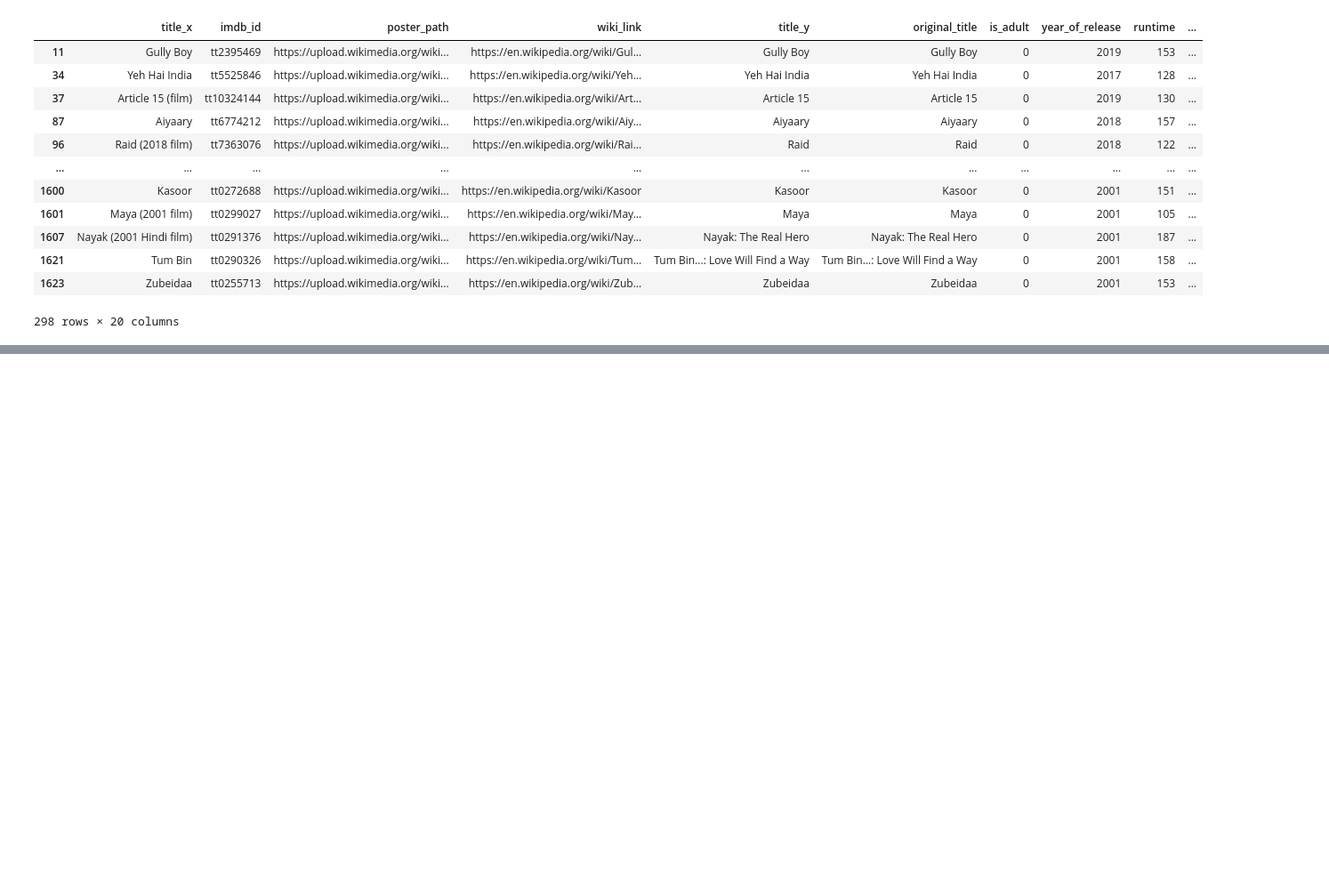
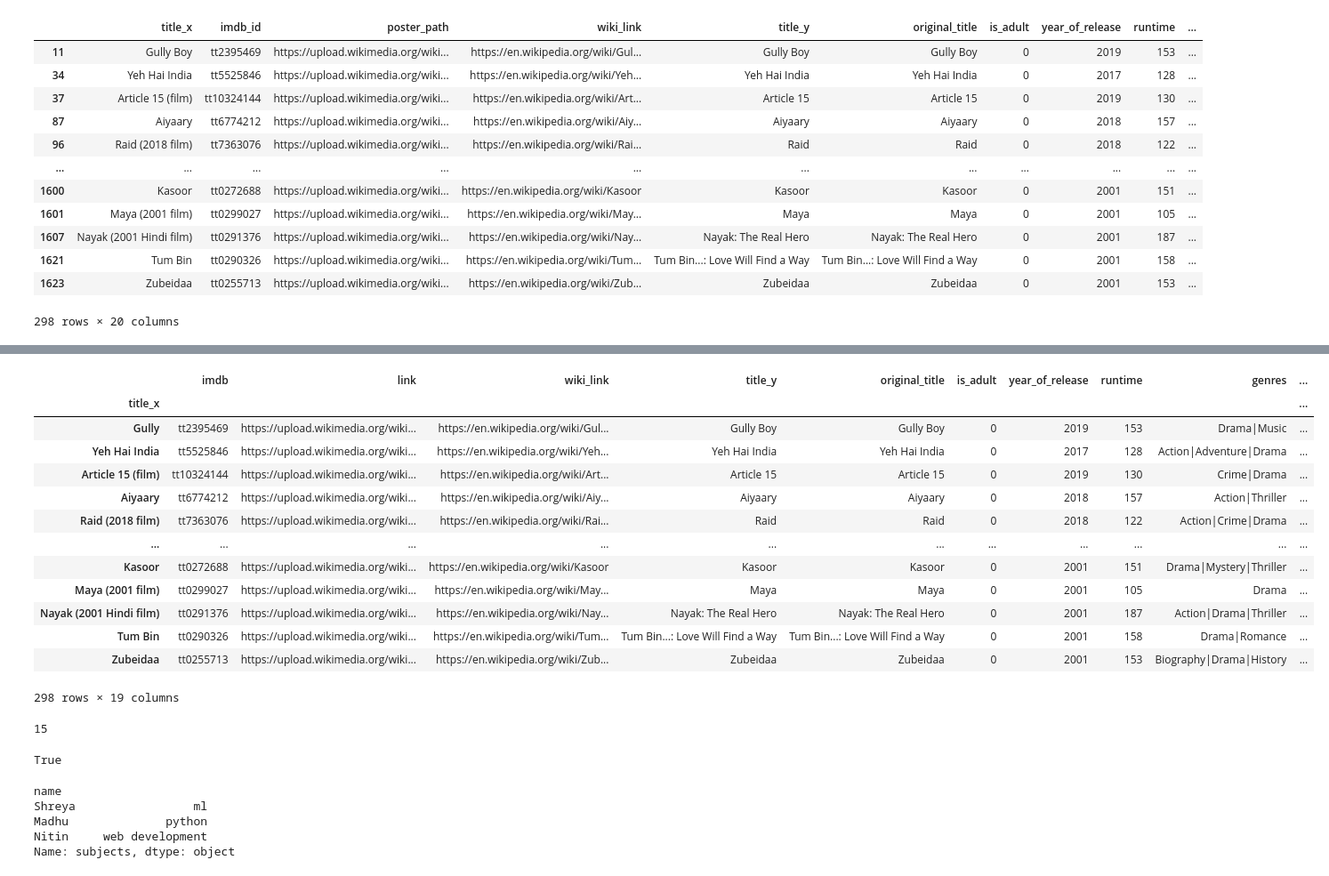
Before and after one commit to shreya918-git/machinelearning, a Jupyter notebook: pandas/dataframe.ipynb, the cells around one changed output, grey strips where cells are left out. Shown at 89% size. Cells and saved outputs as stored; diff of their text form; code cells hidden in the pictures; blank space fills up the shorter version.

```diff
--- a/pandas/dataframe.ipynb
+++ b/pandas/dataframe.ipynb
@@ -218,0 +262,56 @@ memory usage: 139.0+ KB
+# %%
+movies.sort_values("original_title",ascending=False)
+movies.sort_values(["original_title","release_date"],ascending=[True,False])
+movies.reset_index().set_index("title_x")
+movies.rename(columns={"imdb_id":"imdb","poster_path":"link"},inplace=True)
+movies.rename(index={"Gully Boy":"Gully"},inplace=True)
+movies
+# %% [output]
+|  | imdb | link | wiki_link | title_y | original_title | is_adult | year_of_release | runtime | genres | ... |
+| title_x |  |  |  |  |  |  |  |  |  | ... |
+| Gully | tt2395469 | https://upload.wikimedia.org/wiki... | https://en.wikipedia.org/wiki/Gul... | Gully Boy | Gully Boy | 0 | 2019 | 153 | Drama|Music | ... |
+| Yeh Hai India | tt5525846 | https://upload.wikimedia.org/wiki... | https://en.wikipedia.org/wiki/Yeh... | Yeh Hai India | Yeh Hai India | 0 | 2017 | 128 | Action|Adventure|Drama | ... |
+| Article 15 (film) | tt10324144 | https://upload.wikimedia.org/wiki... | https://en.wikipedia.org/wiki/Art... | Article 15 | Article 15 | 0 | 2019 | 130 | Crime|Drama | ... |
+| Aiyaary | tt6774212 | https://upload.wikimedia.org/wiki... | https://en.wikipedia.org/wiki/Aiy... | Aiyaary | Aiyaary | 0 | 2018 | 157 | Action|Thriller | ... |
+| Raid (2018 film) | tt7363076 | https://upload.wikimedia.org/wiki... | https://en.wikipedia.org/wiki/Rai... | Raid | Raid | 0 | 2018 | 122 | Action|Crime|Drama | ... |
+| ... | ... | ... | ... | ... | ... | ... | ... | ... | ... | ... |
+| Kasoor | tt0272688 | https://upload.wikimedia.org/wiki... | https://en.wikipedia.org/wiki/Kasoor | Kasoor | Kasoor | 0 | 2001 | 151 | Drama|Mystery|Thriller | ... |
+| Maya (2001 film) | tt0299027 | https://upload.wikimedia.org/wiki... | https://en.wikipedia.org/wiki/May... | Maya | Maya | 0 | 2001 | 105 | Drama | ... |
+| Nayak (2001 Hindi film) | tt0291376 | https://upload.wikimedia.org/wiki... | https://en.wikipedia.org/wiki/Nay... | Nayak: The Real Hero | Nayak: The Real Hero | 0 | 2001 | 187 | Action|Drama|Thriller | ... |
+| Tum Bin | tt0290326 | https://upload.wikimedia.org/wiki... | https://en.wikipedia.org/wiki/Tum... | Tum Bin...: Love Will Find a Way | Tum Bin...: Love Will Find a Way | 0 | 2001 | 158 | Drama|Romance | ... |
+| Zubeidaa | tt0255713 | https://upload.wikimedia.org/wiki... | https://en.wikipedia.org/wiki/Zub... | Zubeidaa | Zubeidaa | 0 | 2001 | 153 | Biography|Drama|History | ... |
+298 rows × 19 columns
+# %%
+temp=pd.Series([1,2,3,4,5,6,7,8,np.nan,np.nan])
+len(temp.unique())
+temp.nunique() #doesnt count null
+len(ipl["Season"].unique())
+ipl["Season"].nunique()
+# %% [output]
+15
+# %%
+students={
+    "name":["Shreya","Madhu","Nitin","Soumya"],
+    "marks":[90,90,90,80],
+    "subjects":["ml","python","web development",np.nan],
+    "age":[20,np.nan,40,np.nan]
+}
+students=pd.DataFrame(students)
+students.set_index("name",inplace=True)
+students["subjects"][students["subjects"].isnull()]
+students["age"][students["age"].isnull()]
+students["subjects"][students["subjects"].notnull()]
+students["age"][students["age"].notnull()]
+students["age"].hasnans
+# %% [output]
+True
+# %%
+students.isnull()
+students.notnull()
+students["subjects"].dropna()
+# %% [output]
+name
+Shreya                 ml
+Madhu              python
+Nitin     web development
+Name: subjects, dtype: object
```
Also changed, not shown: parts of 4 cells of this notebook, 1 other file.
